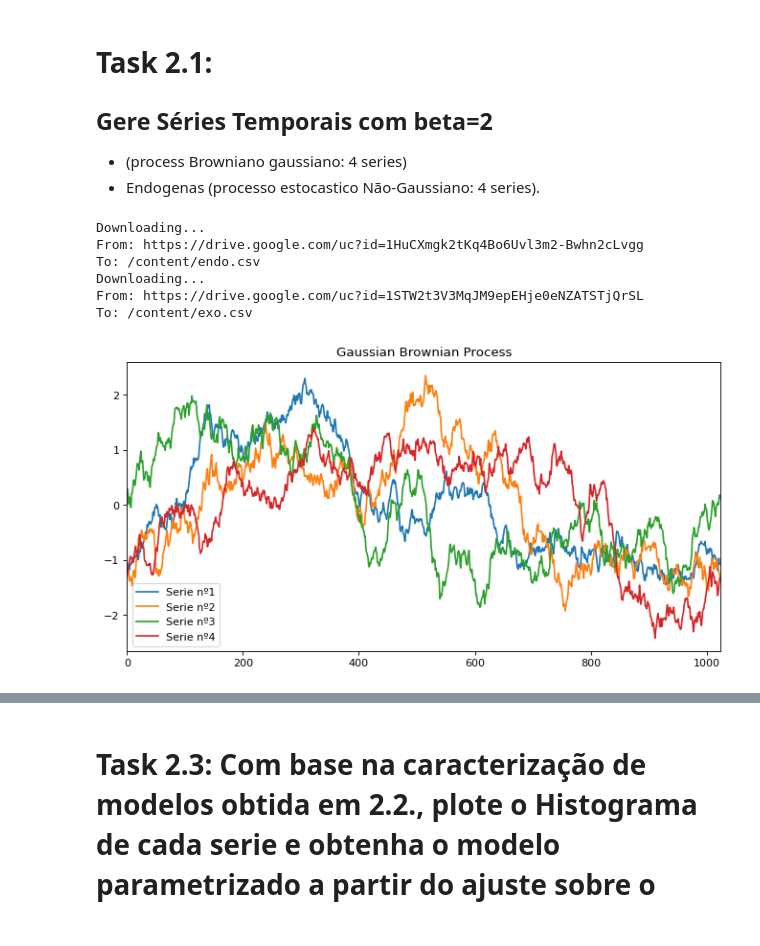
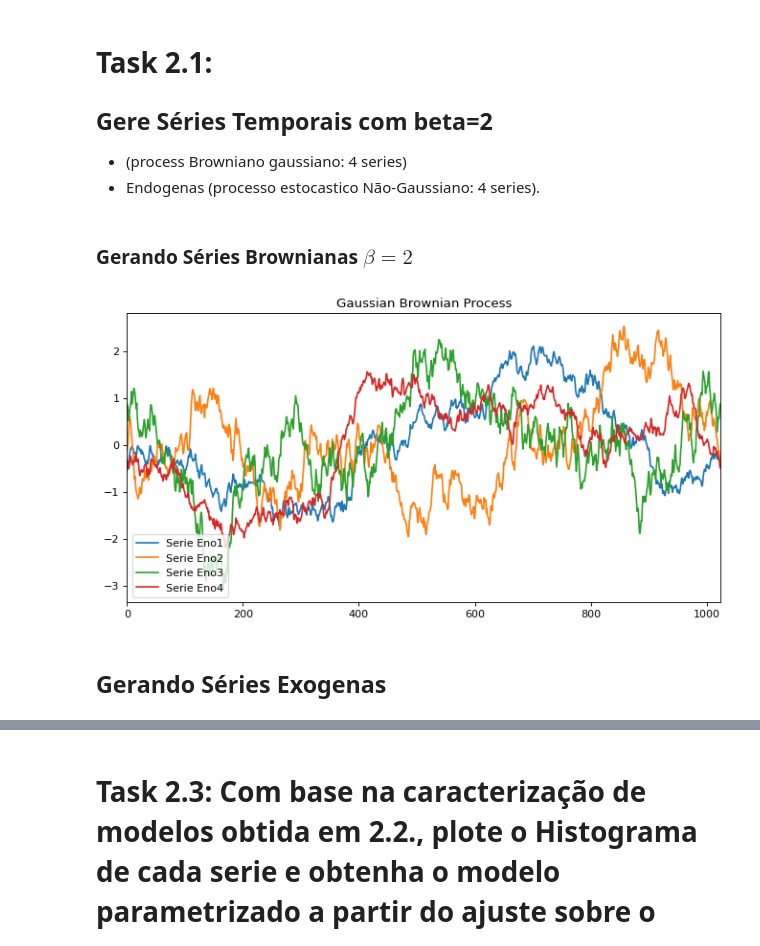
Before and after one commit to barauna-lo/Artificial_Inteligence, a Jupyter notebook: HandsOn_10/CAP417_HandsOn10_Barauna.ipynb, the cells around one changed output, grey strips where cells are left out. Cells and saved outputs as stored; diff of their text form; code cells hidden in the pictures.

```diff
--- a/HandsOn_10/CAP417_HandsOn10_Barauna.ipynb
+++ b/HandsOn_10/CAP417_HandsOn10_Barauna.ipynb
@@ -281,43 +282,26 @@ main()
 ## Gere Séries Temporais com beta=2
 * (process Browniano gaussiano: 4 series)
 * Endogenas (processo estocastico Não-Gaussiano: 4 series).
-# %%
-# #Importar um arquivo do seu desktop para o Colab
-
-# #File from your computer:
-from google.colab import files
-
-#Downloading data
-!gdown --id 1HuCXmgk2tKq4Bo6Uvl3m2-Bwhn2cLvgg
-!gdown --id 1STW2t3V3MqJM9epEHje0eNZATSTjQrSL
-
-dfendo = pd.read_csv('endo.csv')
-dfexo = pd.read_csv('exo.csv')
-# %% [output]
-Downloading...
-From: https://drive.google.com/uc?id=1HuCXmgk2tKq4Bo6Uvl3m2-Bwhn2cLvgg
-To: /content/endo.csv
-Downloading...
-From: https://drive.google.com/uc?id=1STW2t3V3MqJM9epEHje0eNZATSTjQrSL
-To: /content/exo.csv
+# %% [markdown]
+### Gerando Séries Brownianas $\beta = 2$
 # %%
 #Creating a Empty DataFrame
-noise = pd.DataFrame()
+brownData = pd.DataFrame()
 #SetUp a noise class
 beta = 2
 #Creat dataSize
 dataSize = 2**10
 for i in range(0,4):
   bpst = normalizeSerie(cn.powerlaw_psd_gaussian(beta,dataSize))
-  noise.insert(i,str(i),bpst) #insert new collums
+  brownData.insert(i,str(i),bpst) #insert new collums
 # %%
 from matplotlib.pyplot import figure
 figure(figsize=(10,5),dpi=80)
 for i in range(0,4):
-  plt.plot(noise[str(i)][:samplePlot],label="Serie nº"+str(i+1))
+  plt.plot(brownData[str(i)][:samplePlot],label="Serie Eno"+str(i+1))
 plt.xlim(0,samplePlot)
 plt.legend(loc=3) #location of the legend
 plt.title("Gaussian Brownian Process")
 plt.show()
 # %% [output]
-[figure, old version]
+[figure, new version]
@@ -343,0 +308,2 @@ from google.colab import files
+# %% [markdown]
+## Gerando Séries Exogenas
```
Also changed, not shown: parts of 14 cells of this notebook.
